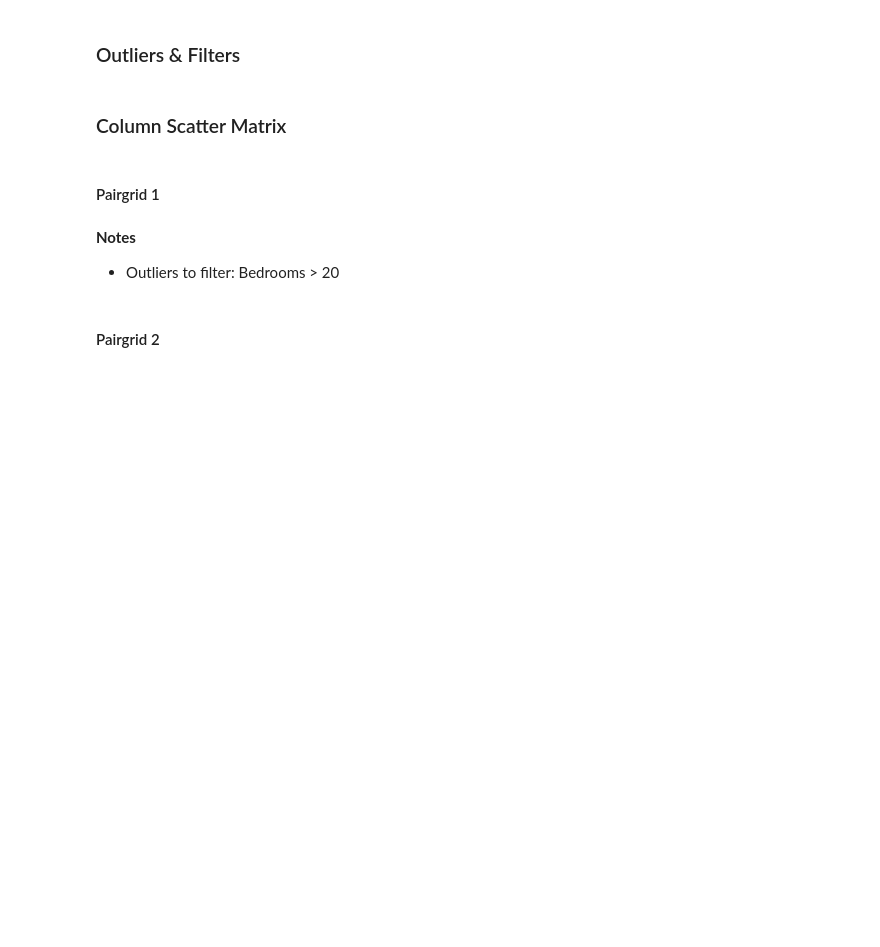
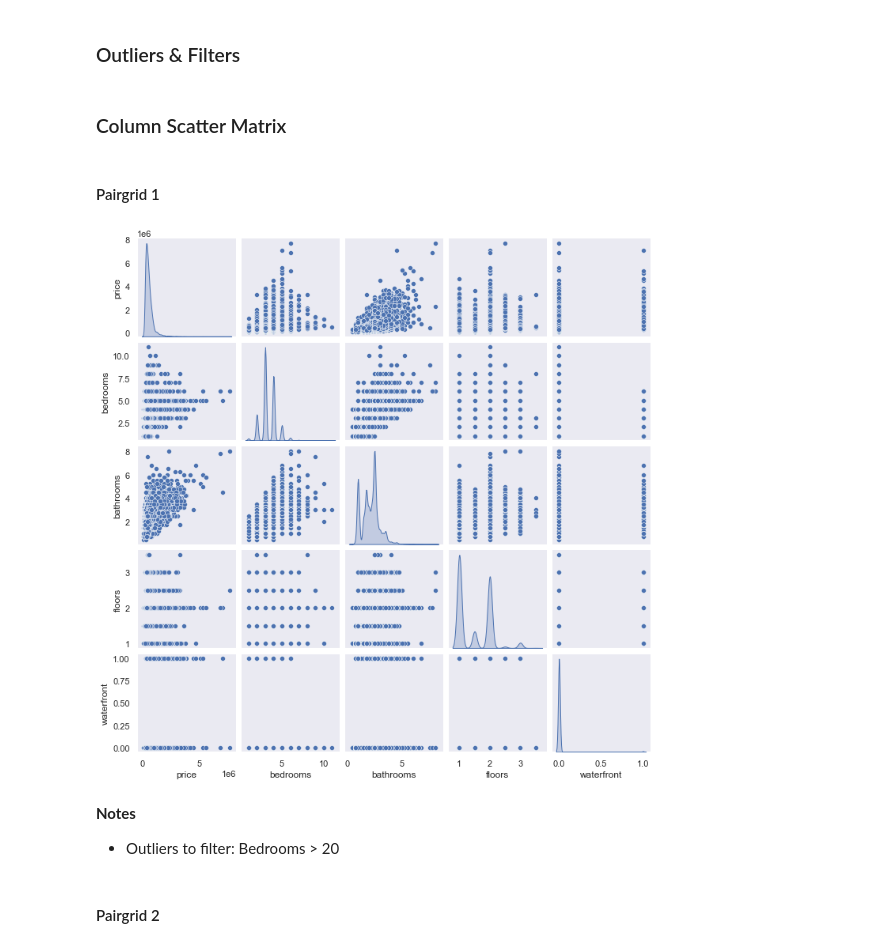
Before and after one commit to cutterback/p02-home-sales-predictive-project, a Jupyter notebook: Home-Sales-Predictive-Model.ipynb, the cells around one changed output. Drawn from its saved outputs; the diff is of its cells as text; code cells hidden in the pictures; blank space fills up the shorter version.

```diff
--- a/Home-Sales-Predictive-Model.ipynb
+++ b/Home-Sales-Predictive-Model.ipynb
@@ -316,7 +386,9 @@ def pairplot(df, column_list):
 #### Pairgrid 1
 # %%
 # plot the pairgrid for column set #1
-pairgrid(kc, pair_col1)
+pairplot(kc, pair_col1)
+# %% [output]
+[figure, added]
 # %% [markdown]
 **Notes**
 - Outliers to filter: Bedrooms > 20
```
Also changed, not shown: parts of 37 cells of this notebook.
